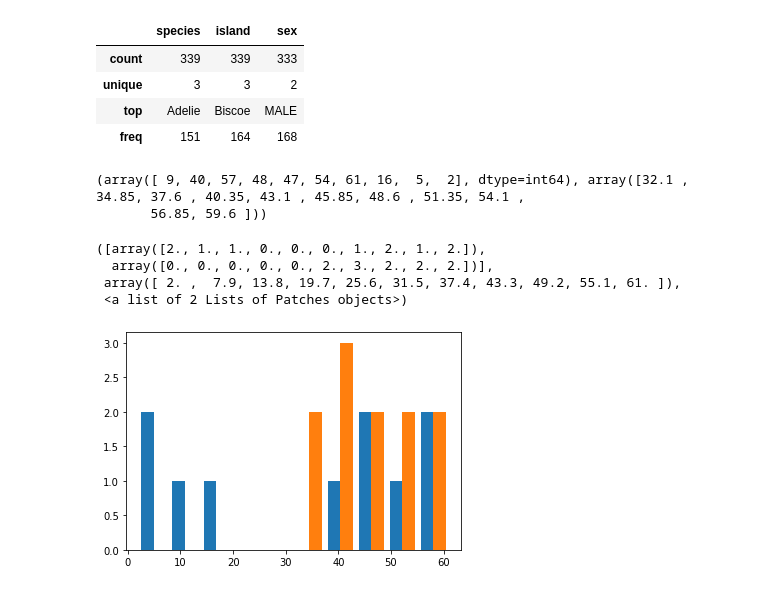
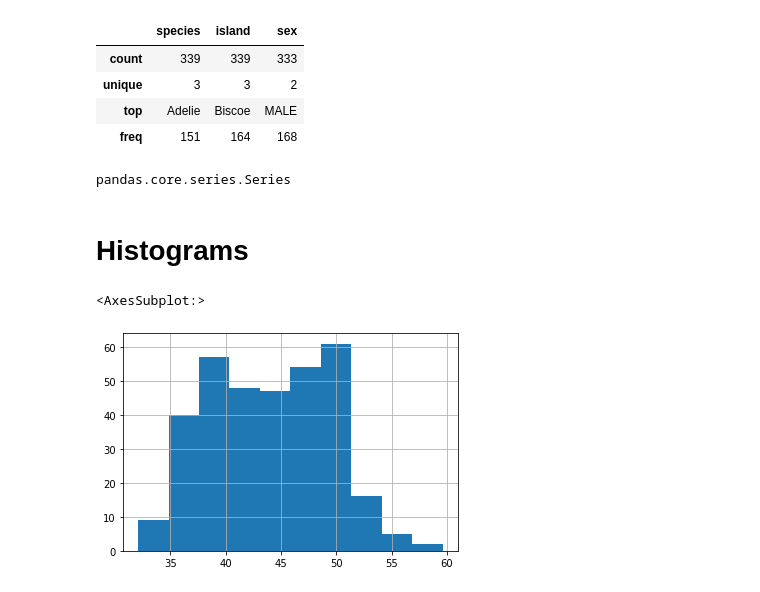
Before and after one commit to acumpelik/DataVisualizationClass, a Jupyter notebook: DataVis2021_Assignment1_Cumpelik.ipynb, the cells around one changed output. Drawn from its saved outputs; the diff is of its cells as text; code cells hidden in the pictures.

Commit message:
made histograms

```diff
--- a/DataVis2021_Assignment1_Cumpelik.ipynb
+++ b/DataVis2021_Assignment1_Cumpelik.ipynb
@@ -69,15 +69,16 @@ sex = df.iloc[:,5]
 unique_species = set(species) # unique species: {'Adelie', 'Chinstrap', 'Gentoo'}
 unique_islands = set(island) # unique islands: {'Biscoe', 'Dream', 'Torgersen'}
 unique_sexes = set(sex) # {'FEMALE', 'MALE', nan}
-# %%
-hist_culmen = np.histogram(culmen_length_mm)
-print(hist_culmen)
-plt.hist(hist_culmen)
-# %% [output]
-(array([ 9, 40, 57, 48, 47, 54, 61, 16,  5,  2], dtype=int64), array([32.1 , 34.85, 37.6 , 40.35, 43.1 , 45.85, 48.6 , 51.35, 54.1 ,
-       56.85, 59.6 ]))
-([array([2., 1., 1., 0., 0., 0., 1., 2., 1., 2.]),
-  array([0., 0., 0., 0., 0., 2., 3., 2., 2., 2.])],
- array([ 2. ,  7.9, 13.8, 19.7, 25.6, 31.5, 37.4, 43.3, 49.2, 55.1, 61. ]),
- <a list of 2 Lists of Patches objects>)
-[figure, removed]
+# %%
+# print(culmen_length_mm[:])
+type(culmen_length_mm)
+# %% [output]
+pandas.core.series.Series
+# %% [markdown]
+# Histograms
+# %%
+# Culmen length
+culmen_length_mm.hist()
+# %% [output]
+<AxesSubplot:>
+[figure, added]
```
Also changed, not shown: parts of 4 cells of this notebook, 5 other files.
